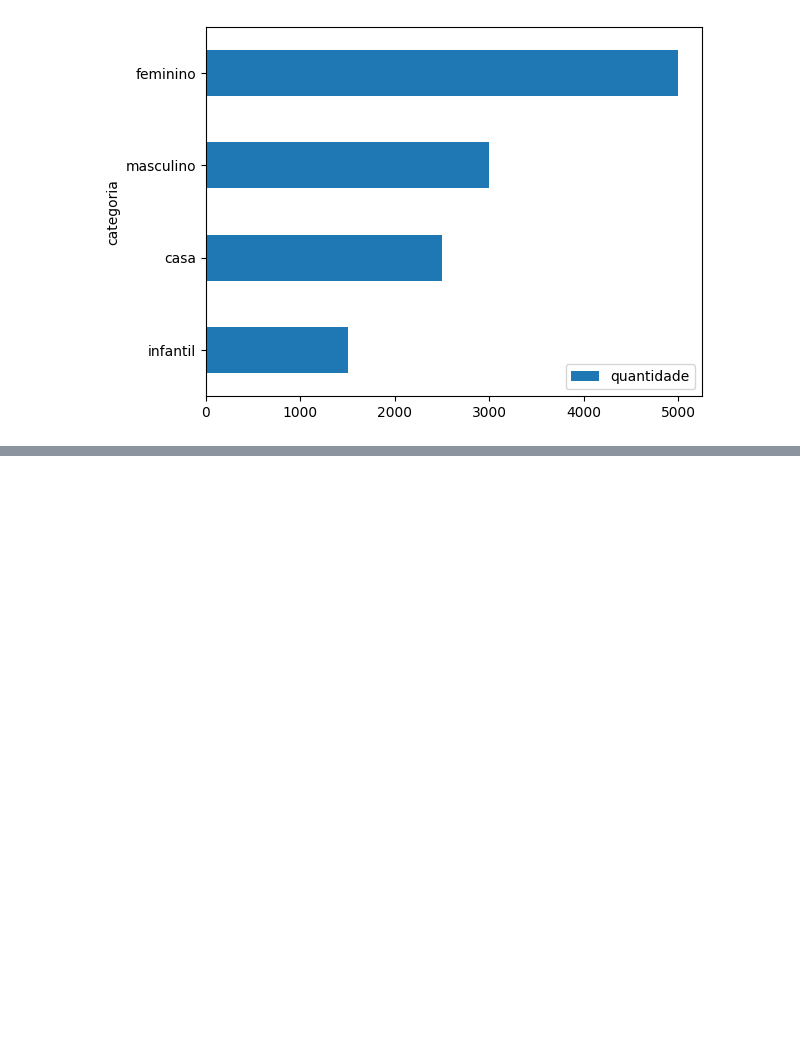
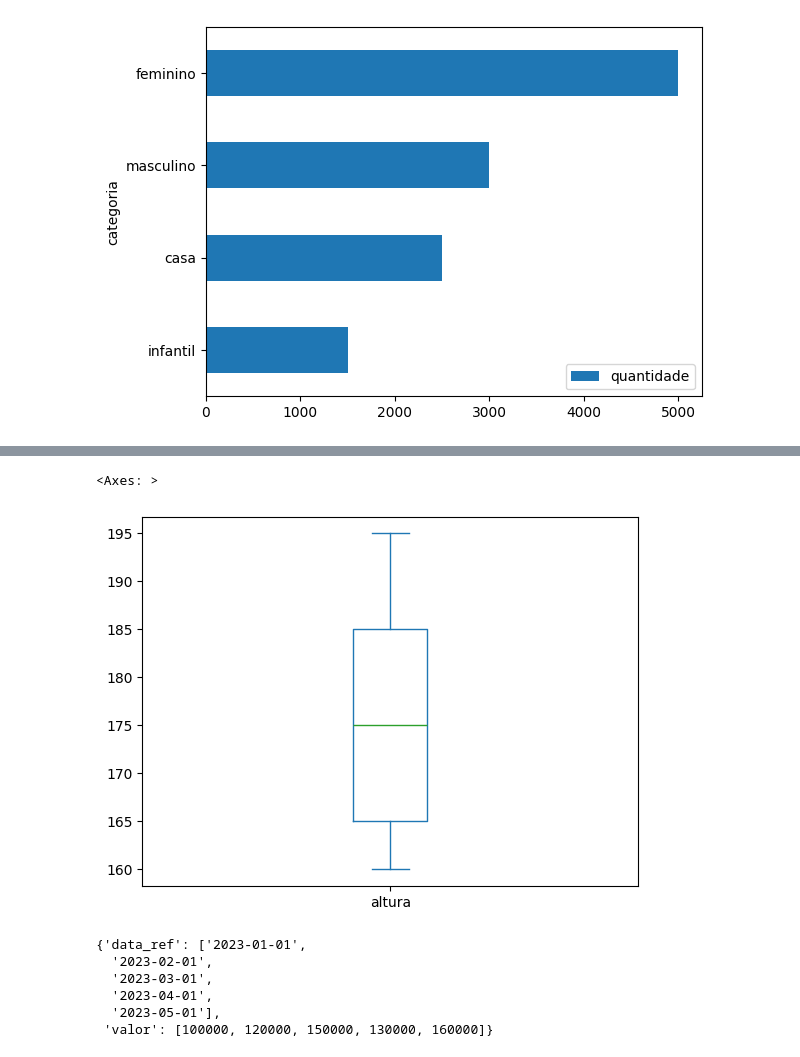
Before and after one commit to robertorj7/ia-develop-trilha-rs, a Jupyter notebook: m2_estatistica_devs/estatistica_devs.ipynb, the cells around one changed output, grey strips where cells are left out. Drawn from its saved outputs; the diff is of its cells as text; code cells hidden in the pictures; blank space fills up the shorter version.

```diff
--- a/m2_estatistica_devs/estatistica_devs.ipynb
+++ b/m2_estatistica_devs/estatistica_devs.ipynb
@@ -190,0 +203,6 @@ df_vendas.sort_values('quantidade').plot.barh(x='categoria', y='quantidade')
+# %%
+# Gráfico de Boxplot (Diagrama de Caixa) - Altura
+df_medidas.altura.plot.box()
+# %% [output]
+<Axes: >
+[figure, added]
@@ -190,0 +212,9 @@ df_vendas.sort_values('quantidade').plot.barh(x='categoria', y='quantidade')
+# %%
+dict_faturamento
+# %% [output]
+{'data_ref': ['2023-01-01',
+  '2023-02-01',
+  '2023-03-01',
+  '2023-04-01',
+  '2023-05-01'],
+ 'valor': [100000, 120000, 150000, 130000, 160000]}
```
Also changed, not shown: parts of 9 cells of this notebook.
